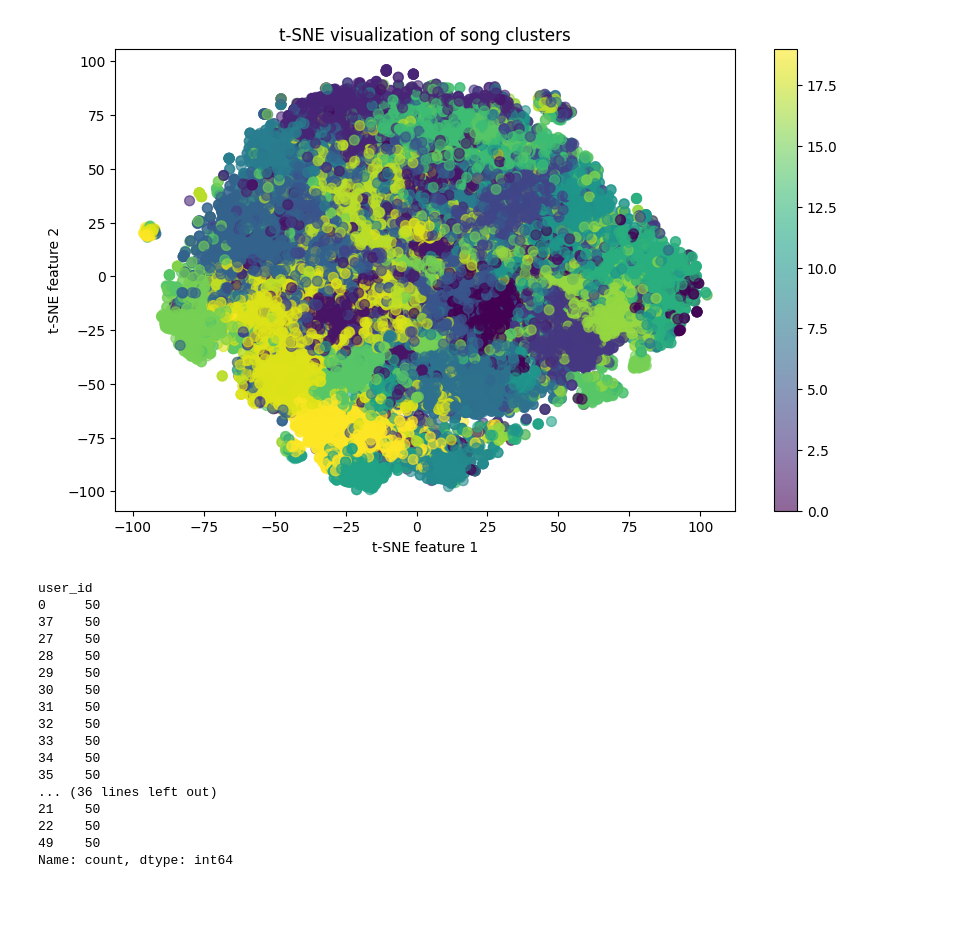
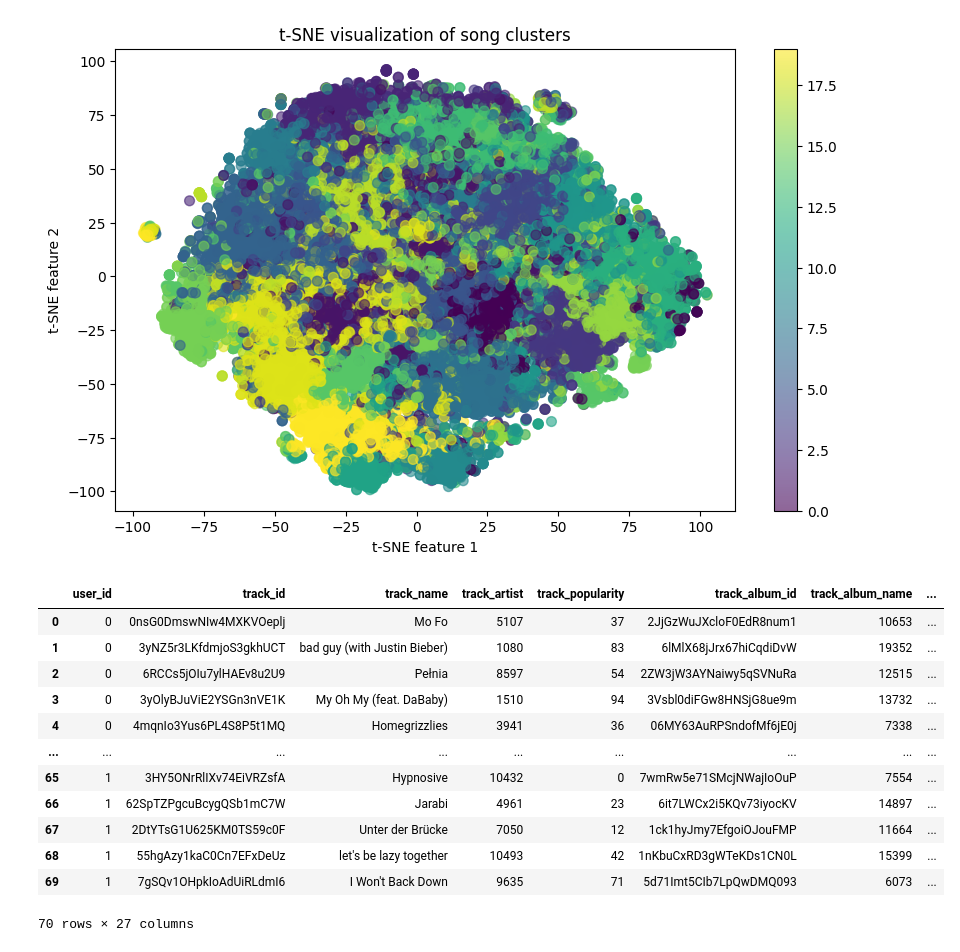
Before and after one commit to riwanahas/runreco, a Jupyter notebook: spotify_reco/models/spotify_reco_model_1.ipynb, the cells around one changed output. Drawn from its saved outputs; the diff is of its cells as text; code cells hidden in the pictures; blank space fills up the shorter version.

Commit message:
creating user dataset

```diff
--- a/spotify_reco/models/spotify_reco_model_1.ipynb
+++ b/spotify_reco/models/spotify_reco_model_1.ipynb
@@ -680,23 +680,19 @@ for user_id, prefs in user_preferences.items():
 user_song_df = user_song_df[['user_id'] + [col for col in user_song_df.columns if col != 'user_id']]
 
 # Now user_song_df contains each song assigned to a user, including the user_id and all song-related columns
-# %%
-user_song_df['user_id'].value_counts()
-# %% [output]
-user_id
-0     50
-37    50
-27    50
-28    50
-29    50
-30    50
-31    50
-32    50
-33    50
-34    50
-35    50
-... (36 lines left out)
-21    50
-22    50
-49    50
-Name: count, dtype: int64
+# %%
+user_song_df.head(70)
+# %% [output]
+|  | user_id | track_id | track_name | track_artist | track_popularity | track_album_id | track_album_name | ... |
+| 0 | 0 | 0nsG0DmswNIw4MXKVOeplj | Mo Fo | 5107 | 37 | 2JjGzWuJXcloF0EdR8num1 | 10653 | ... |
+| 1 | 0 | 3yNZ5r3LKfdmjoS3gkhUCT | bad guy (with Justin Bieber) | 1080 | 83 | 6lMlX68jJrx67hiCqdiDvW | 19352 | ... |
+| 2 | 0 | 6RCCs5jOIu7ylHAEv8u2U9 | Pełnia | 8597 | 54 | 2ZW3jW3AYNaiwy5qSVNuRa | 12515 | ... |
+| 3 | 0 | 3yOlyBJuViE2YSGn3nVE1K | My Oh My (feat. DaBaby) | 1510 | 94 | 3Vsbl0diFGw8HNSjG8ue9m | 13732 | ... |
+| 4 | 0 | 4mqnIo3Yus6PL4S8P5t1MQ | Homegrizzlies | 3941 | 36 | 06MY63AuRPSndofMf6jE0j | 7338 | ... |
+| ... | ... | ... | ... | ... | ... | ... | ... | ... |
+| 65 | 1 | 3HY5ONrRlIXv74EiVRZsfA | Hypnosive | 10432 | 0 | 7wmRw5e71SMcjNWajIoOuP | 7554 | ... |
+| 66 | 1 | 62SpTZPgcuBcygQSb1mC7W | Jarabi | 4961 | 23 | 6it7LWCx2i5KQv73iyocKV | 14897 | ... |
+| 67 | 1 | 2DtYTsG1U625KM0TS59c0F | Unter der Brücke | 7050 | 12 | 1ck1hyJmy7EfgoiOJouFMP | 11664 | ... |
+| 68 | 1 | 55hgAzy1kaC0Cn7EFxDeUz | let's be lazy together | 10493 | 42 | 1nKbuCxRD3gWTeKDs1CN0L | 15399 | ... |
+| 69 | 1 | 7gSQv1OHpkIoAdUiRLdmI6 | I Won't Back Down | 9635 | 71 | 5d71Imt5CIb7LpQwDMQ093 | 6073 | ... |
+70 rows × 27 columns
```
Also changed, not shown: parts of 1 cell of this notebook, 1 other file.
